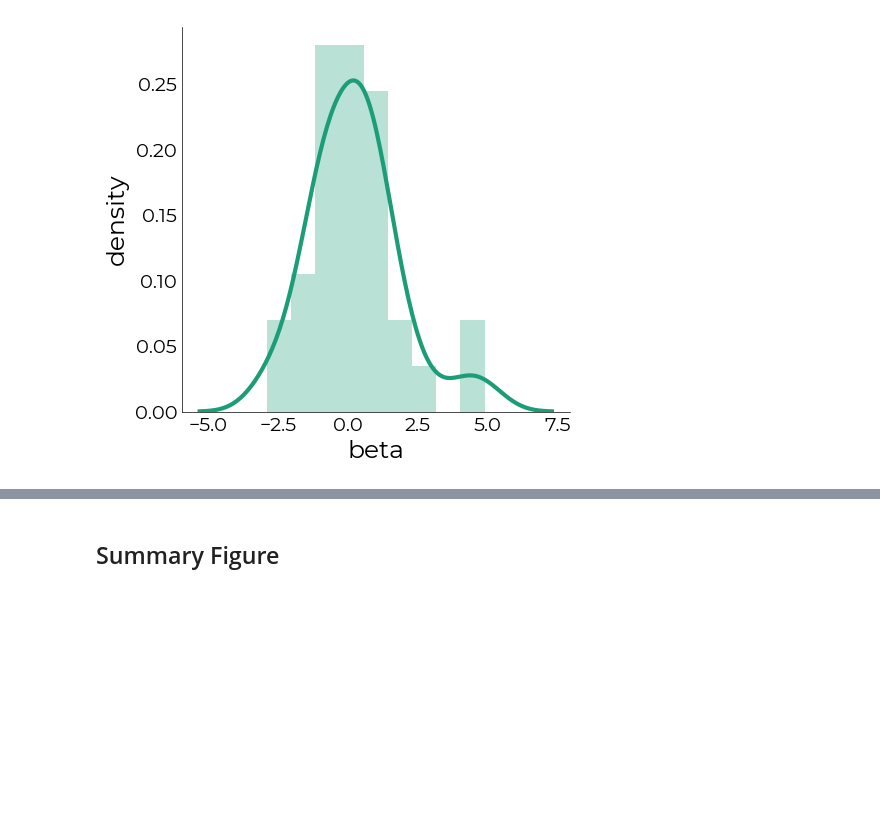
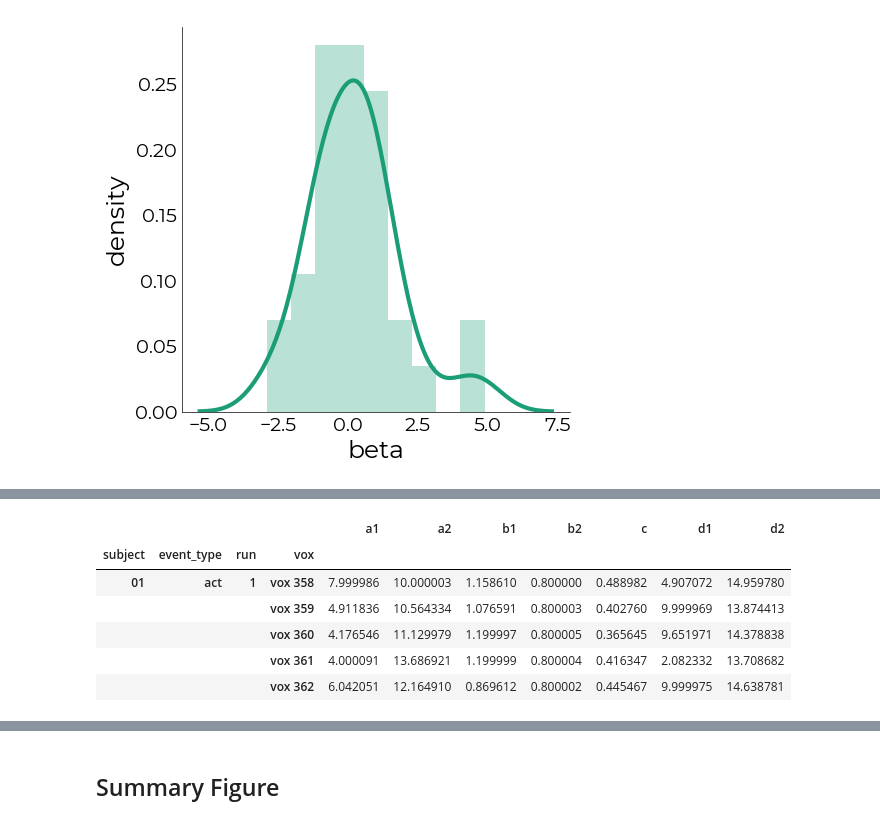
Before and after one commit to gjheij/lazyfmri, a Jupyter notebook: notebooks/example.ipynb, the cells around one changed output, grey strips where cells are left out. Saved outputs shown, nothing was run; the diff lists cells and outputs as text; code cells hidden in the pictures; blank space fills up the shorter version.

```diff
--- a/notebooks/example.ipynb
+++ b/notebooks/example.ipynb
@@ -428,0 +427,11 @@ hist = plotting.LazyHist(
+# %%
+par = fitting.ParameterFitter(
+    filt.df_filt,
+    t.fetch_onsets()
+)
+
+par.fit(
+    osf=1, # higher values slow down the convolution process, but are more accurate wrt the onsets
+    verbose=True,
+    n_jobs=None # "None" sets the number of jobs to the number of input voxels.. be careful with a large number of voxels. Use an integer value to constrain the process to a certain number of jobs.
+)
@@ -428,0 +448,11 @@ hist = plotting.LazyHist(
+# %%
+# from this, we can extract estimates of individual parameter estimates that generate the full HRF
+par.estimates.head()
+# %% [output]
+|  |  |  |  | a1 | a2 | b1 | b2 | c | d1 | d2 |
+| subject | event_type | run | vox |  |  |  |  |  |  |  |
+| 01 | act | 1 | vox 358 | 7.999986 | 10.000003 | 1.158610 | 0.800000 | 0.488982 | 4.907072 | 14.959780 |
+|  |  |  | vox 359 | 4.911836 | 10.564334 | 1.076591 | 0.800003 | 0.402760 | 9.999969 | 13.874413 |
+|  |  |  | vox 360 | 4.176546 | 11.129979 | 1.199997 | 0.800005 | 0.365645 | 9.651971 | 14.378838 |
+|  |  |  | vox 361 | 4.000091 | 13.686921 | 1.199999 | 0.800004 | 0.416347 | 2.082332 | 13.708682 |
+|  |  |  | vox 362 | 6.042051 | 12.164910 | 0.869612 | 0.800002 | 0.445467 | 9.999975 | 14.638781 |
```
Also changed, not shown: parts of 11 cells of this notebook.
